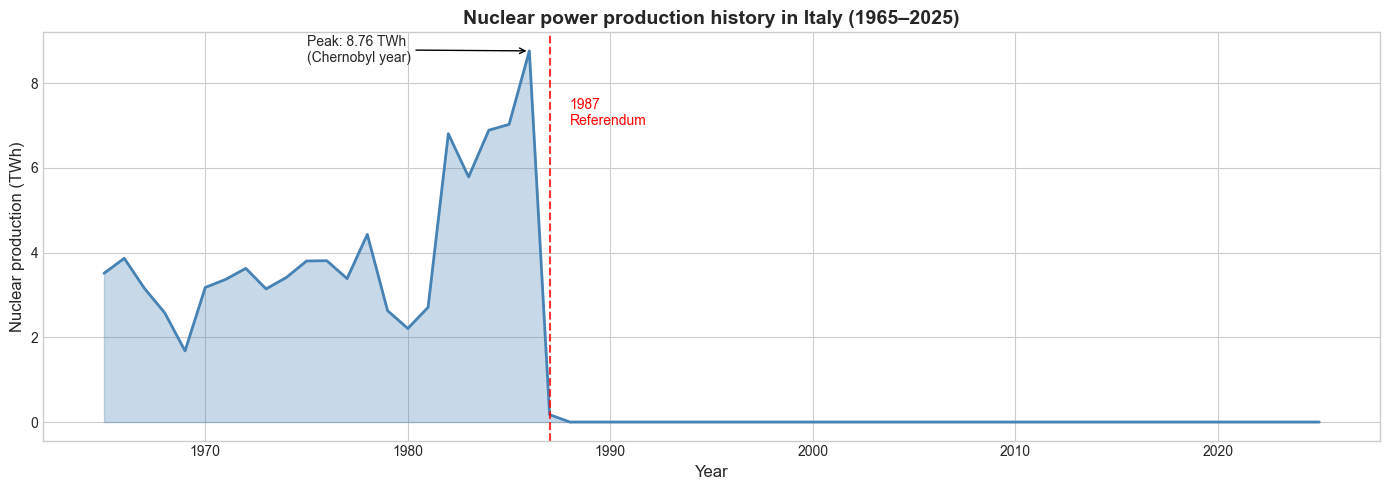
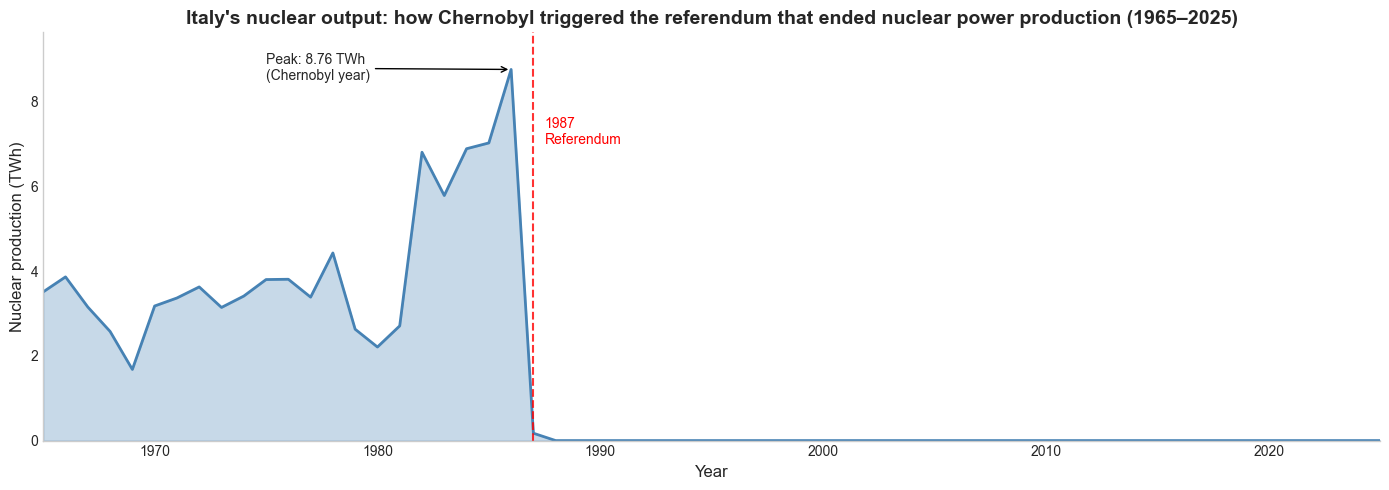
The change to this notebook cell's code, shown as a diff; its figure went from the first image to the second:
--- before
+++ after
@@ -13,8 +13,9 @@
 ax.plot(df_italy['year'], df_italy['nuclear_twh'],
         color='steelblue', linewidth=2)
-
+ax.set_ylim(0, df_italy['nuclear_twh'].max() * 1.1)
+ax.set_xlim(df_italy['year'].min(), df_italy['year'].max())
 # Referendum vertical line
-ax.axvline(x=1987, color='red', linestyle='--', linewidth=1.5, alpha=0.8)
-ax.text(1988, 7, '1987\nReferendum', color='red', fontsize=10)
+ax.axvline(x=1987, color='red', linestyle='--', linewidth=1.5, alpha=0.8, ymin=0)
+ax.text(1987.5, 7, '1987\nReferendum', color='red', fontsize=10)
 
 # Peak annotation
@@ -26,6 +27,9 @@
 ax.set_xlabel('Year', fontsize=12)
 ax.set_ylabel('Nuclear production (TWh)', fontsize=12)
-ax.set_title('Nuclear power production history in Italy (1965–2025)',
+ax.set_title('Italy\'s nuclear output: how Chernobyl triggered the referendum that ended nuclear power production (1965–2025)',
              fontsize=14, fontweight='bold')
+ax.spines['top'].set_visible(False)
+ax.spines['right'].set_visible(False)
+ax.grid(False)
 plt.tight_layout()
 plt.savefig('../plots/02_italy_history.png', dpi=150, bbox_inches='tight')

Commit: refactor: italy history chart - narrative title, clean spines, axis alignment